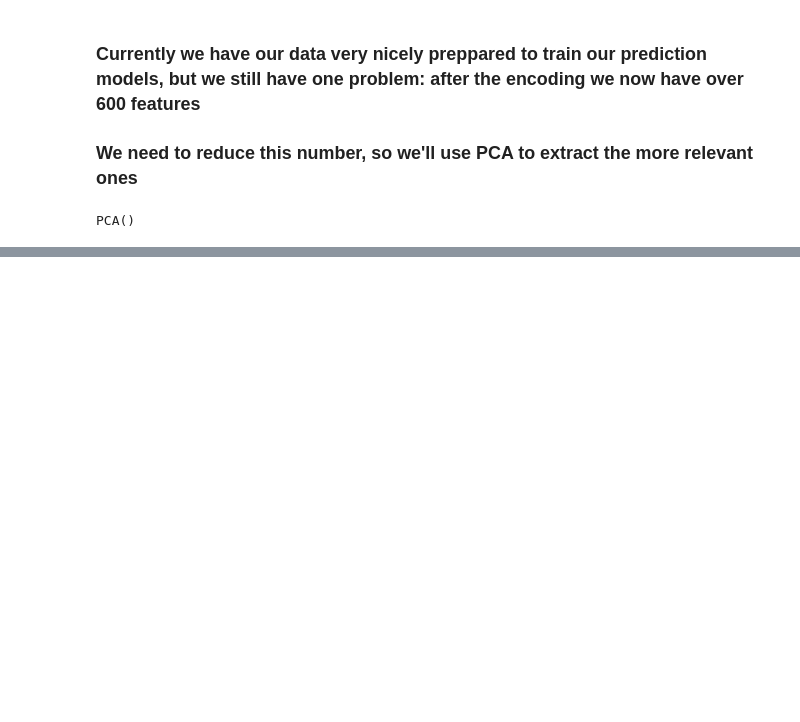
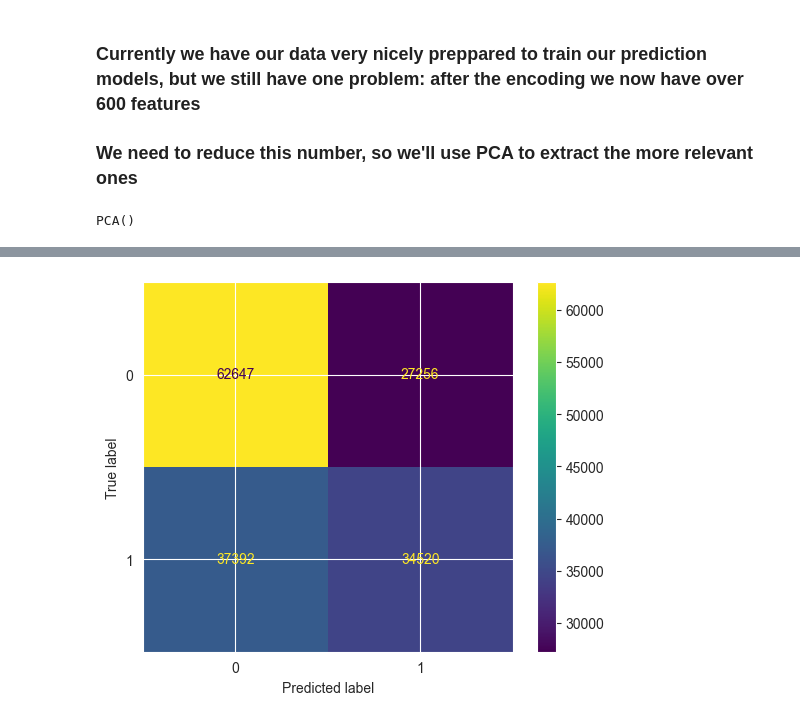
Before and after one commit to GuiMacc/final_bootcamp_project, a Jupyter notebook: Notebooks/prediction.ipynb, the cells around one changed output, grey strips where cells are left out. Saved outputs shown, nothing was run; the diff lists cells and outputs as text; code cells hidden in the pictures; blank space fills up the shorter version.

```diff
--- a/Notebooks/prediction.ipynb
+++ b/Notebooks/prediction.ipynb
@@ -283,0 +466,5 @@ print(pca.explained_variance_ratio_)
+# %%
+knn=KNeighborsClassifier(n_neighbors=3, weights='distance')
+knn.fit(pca_train_f, y_train)
+with open("../Models/KNeighborsClassifier.pkl", "wb") as file:
+    pickle.dump(knn, file)
@@ -283,0 +487,7 @@ print(pca.explained_variance_ratio_)
+# %%
+cm_knn=confusion_matrix(y_test, y_knn_test_pred)
+knn_disp = ConfusionMatrixDisplay(confusion_matrix=cm_knn)
+knn_disp.plot()
+plt.show()
+# %% [output]
+[figure, added]
```
Also changed, not shown: parts of 42 cells of this notebook, 5 other files.
